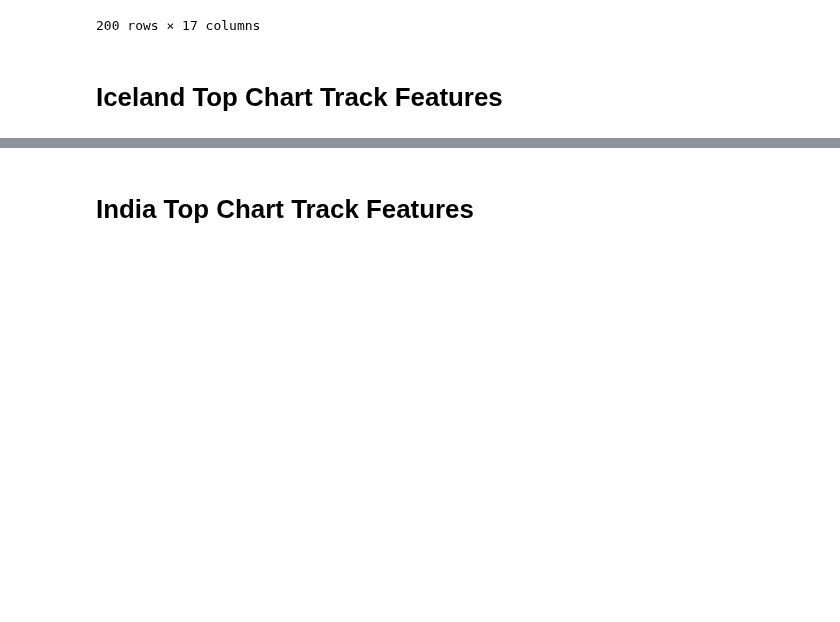
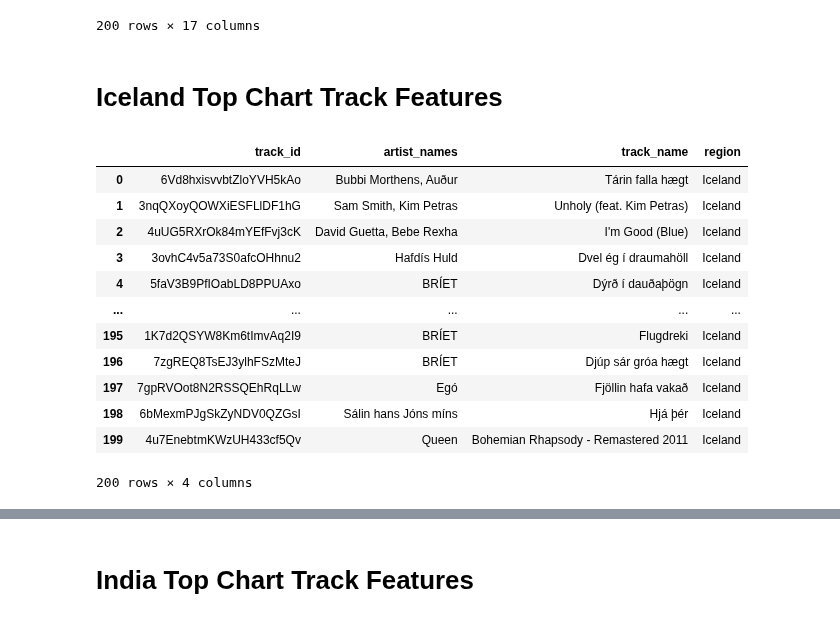
Before and after one commit to Flores-Kevin/rage-against-machine-learning, a Jupyter notebook: testing.ipynb, the cells around one changed output, grey strips where cells are left out. Cells and saved outputs as stored; diff of their text form; code cells hidden in the pictures; blank space fills up the shorter version.

```diff
--- a/testing.ipynb
+++ b/testing.ipynb
@@ -2676,3 +2676,19 @@ hungary_df
 200 rows × 17 columns
 # %% [markdown]
 # Iceland Top Chart Track Features
+# %%
+d['iceland']
+# %% [output]
+|  | track_id | artist_names | track_name | region |
+| 0 | 6Vd8hxisvvbtZloYVH5kAo | Bubbi Morthens, Auður | Tárin falla hægt | Iceland |
+| 1 | 3nqQXoyQOWXiESFLlDF1hG | Sam Smith, Kim Petras | Unholy (feat. Kim Petras) | Iceland |
+| 2 | 4uUG5RXrOk84mYEfFvj3cK | David Guetta, Bebe Rexha | I'm Good (Blue) | Iceland |
+| 3 | 3ovhC4v5a73S0afcOHhnu2 | Hafdís Huld | Dvel ég í draumahöll | Iceland |
+| 4 | 5faV3B9PfIOabLD8PPUAxo | BRÍET | Dýrð í dauðaþögn | Iceland |
+| ... | ... | ... | ... | ... |
+| 195 | 1K7d2QSYW8Km6tImvAq2I9 | BRÍET | Flugdreki | Iceland |
+| 196 | 7zgREQ8TsEJ3ylhFSzMteJ | BRÍET | Djúp sár gróa hægt | Iceland |
+| 197 | 7gpRVOot8N2RSSQEhRqLLw | Egó | Fjöllin hafa vakað | Iceland |
+| 198 | 6bMexmPJgSkZyNDV0QZGsI | Sálin hans Jóns míns | Hjá þér | Iceland |
+| 199 | 4u7EnebtmKWzUH433cf5Qv | Queen | Bohemian Rhapsody - Remastered 2011 | Iceland |
+200 rows × 4 columns
```
Also changed, not shown: parts of 8 cells of this notebook.
